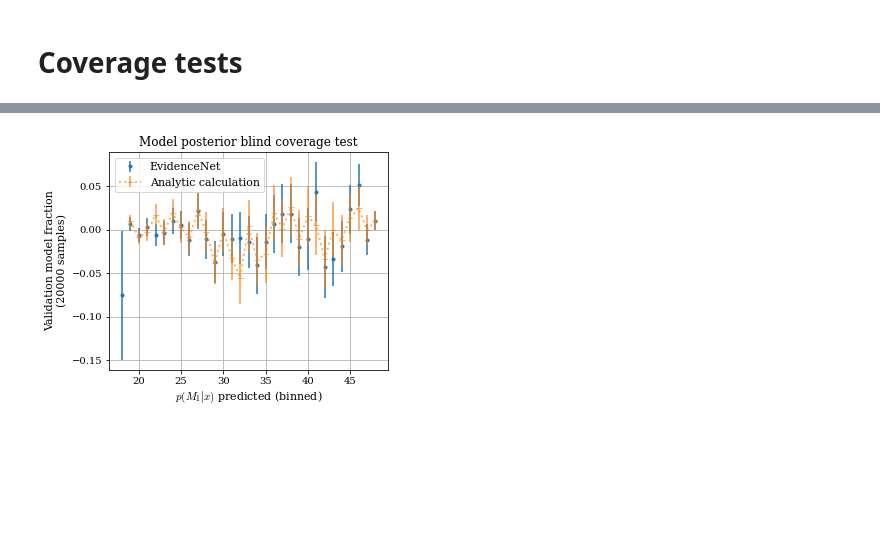
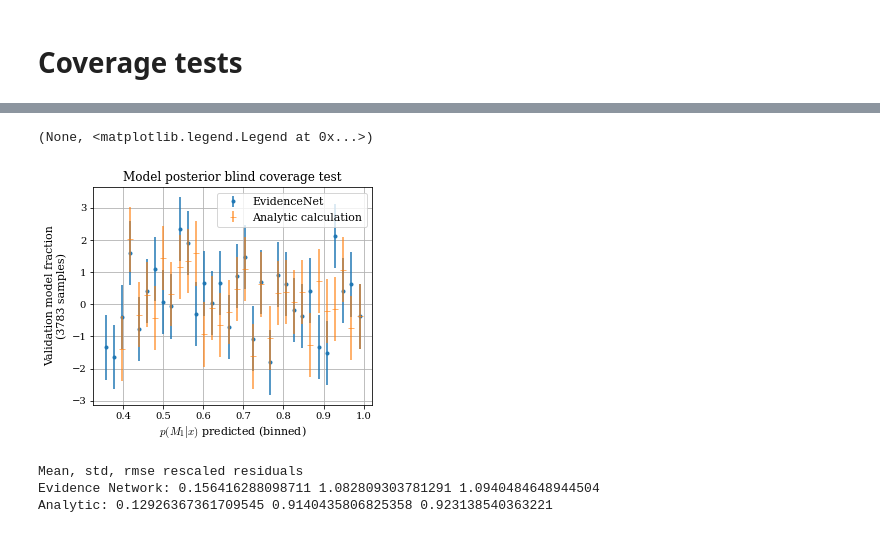
Before and after one commit to NiallJeffrey/EvidenceNetworksDemo, a Jupyter notebook: time_series_demo.ipynb, the cells around one changed output, grey strips where cells are left out. Drawn from its saved outputs; the diff is of its cells as text; code cells hidden in the pictures; blank space fills up the shorter version.

```diff
--- a/time_series_demo.ipynb
+++ b/time_series_demo.ipynb
@@ -157,5 +153,5 @@ Epoch 10/10
 # %%
 for i in range(n_models):
-    _ = plt.plot(histories[i].history['loss'][:])
+#     _ = plt.plot(histories[i].history['loss'][:])
     _ = plt.plot(histories[i].history['val_loss'][:])
 # %% [output]
@@ -204,29 +200,12 @@ plt.grid(True)
 # %%
 analytic_posterior_model_prob = analytic_bayes_factor/(1+analytic_bayes_factor)
 net_posterior_model_prob = np.exp(validation_prediction)/(1+np.exp(validation_prediction))
-# %%
-def coverage_test(model_prob_input, model_labels, nbins=50):
-    # probability_array = np.logspace(-3,4,nbins)/(np.logspace(-3,4,nbins)+1.)
-    probability_array  = np.linspace(0,1,nbins)
-    # probability_array  = np.logspace(np.log10(0.3),0,nbins)
-    coverage_test = []
-    coverage_test_std = []
-    coverage_test_n = []
-    for i in range(len(probability_array)-1):
-        coverage_temp = model_labels[np.where(((model_prob_input < probability_array[i+1])&
-                                   (model_prob_input > probability_array[i])))]
-        coverage_test.append(float(coverage_temp.mean()))
-        coverage_test_std.append(float(coverage_temp.std()/np.sqrt(len(coverage_temp))))
-        coverage_test_n.append(float(len(coverage_temp)))
-
-    probability_bin_mean =  0.5*(probability_array[:-1]+probability_array[1:])
-    return np.array(probability_bin_mean), np.array(coverage_test), np.array(coverage_test_std), np.array(coverage_test_n)
 # %%
-prob_bin_analytic, coverage_analytic, coverage_std_analytic, prob_bin_analytic_n = coverage_test(analytic_posterior_model_prob,
-                                                                            validation_model[:,0])
+prob_analytic, label_fraction_analytic, label_counts_analytic = coverage_test(analytic_posterior_model_prob,
+                                                                                   validation_model[:,0])
 
-prob_bin_net , coverage_net, coverage_std_net, prob_bin_net_n = coverage_test(np.array(net_posterior_model_prob.flatten()),
-                                                  validation_model[:,0])
+prob_net, label_fraction_net, label_counts_net = coverage_test(np.array(net_posterior_model_prob.flatten()),
+                                                                     validation_model[:,0])
 
-binomial_std_analytic = np.sqrt((prob_bin_analytic*(1.-prob_bin_analytic))/prob_bin_analytic_n)
-binomial_std_net = np.sqrt((prob_bin_net*(1.-prob_bin_net))/prob_bin_net_n)
+binomial_std_analytic = np.sqrt((prob_analytic*(1.-prob_analytic))/label_counts_analytic)
+binomial_std_net = np.sqrt((prob_net*(1.-prob_net))/label_counts_net)
@@ -279,18 +244,29 @@ plt.savefig('joint_100_plot2.png', dpi=250)
+# %%
+rescaled_residuals_net = (prob_net -  label_fraction_net) / binomial_std_net
+rescaled_residuals_analytic = (prob_analytic -  label_fraction_analytic) / binomial_std_analytic
 # %%
 plt.figure(figsize=(5,4))
 probability_array  = np.linspace(0.2,1,20)
-plt.errorbar(np.arange(len(coverage_net)), coverage_net-prob_bin_analytic, binomial_std_net,
+plt.errorbar(prob_net, rescaled_residuals_net, 1.,
              ls='',marker ='.',label='EvidenceNet')
-plt.errorbar(np.arange(len(coverage_net)), coverage_analytic-prob_bin_analytic, binomial_std_analytic,marker='_',
-             label='Analytic calculation', ls=':', lw=2, alpha=0.6,zorder=2.5)
+plt.errorbar(prob_analytic, rescaled_residuals_analytic, 1,
+             marker='_',label='Analytic calculation', ls='', lw=2, alpha=0.6,zorder=2.5)
 plt.title('Model posterior blind coverage test')
 plt.xlabel(r'$p(M_1 | x)$ predicted (binned)', fontsize=11)
 plt.ylabel(str('Validation model fraction\n('+str(n_test_calc) + ' samples)'), fontsize=11)
-# plt.axis('square')
 plt.grid(True), plt.legend( fontsize=11)
-# plt.ylim(0.15,1.2)
-# plt.xlim(0.15,1.2)
-plt.savefig('coverage_test_20_B.png', dpi=250)
-# plt.axis('equal')
 # %% [output]
+(None, <matplotlib.legend.Legend at 0x...>)
-[figure, old version]
+[figure, new version]
+# %%
+print('Mean, std, rmse rescaled residuals')
+print('Evidence Network:', rescaled_residuals_net.mean(),
+      rescaled_residuals_net.std(),
+      np.sqrt((rescaled_residuals_net**2.).mean()))
+print('Analytic:', rescaled_residuals_analytic.mean(),
+      rescaled_residuals_analytic.std(),
+      np.sqrt((rescaled_residuals_analytic**2.).mean()))
+# %% [output]
+Mean, std, rmse rescaled residuals
+Evidence Network: 0.156416288098711 1.082809303781291 1.0940484648944504
+Analytic: 0.12926367361709545 0.9140435806825358 0.923138540363221
```
Also changed, not shown: parts of 19 cells of this notebook, 1 other file.
